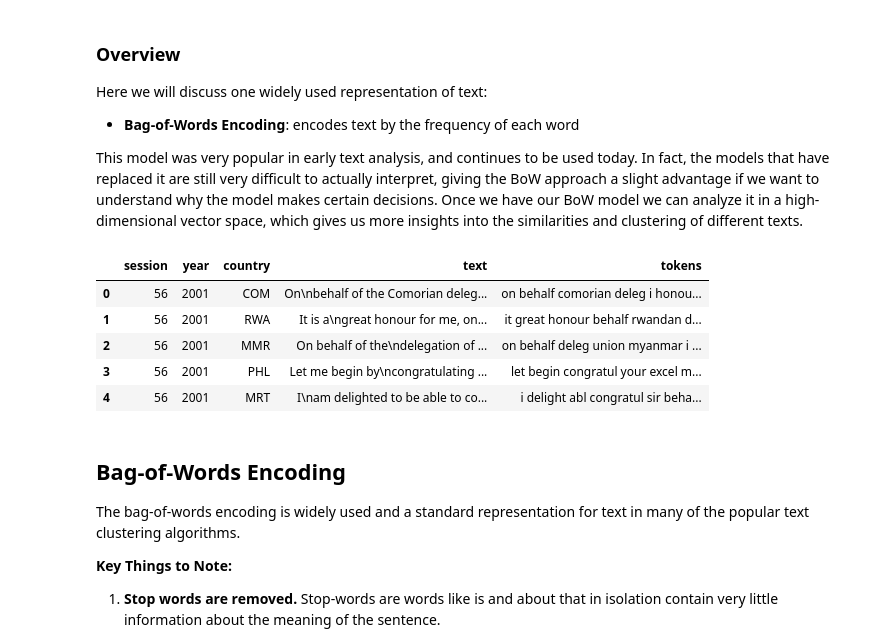
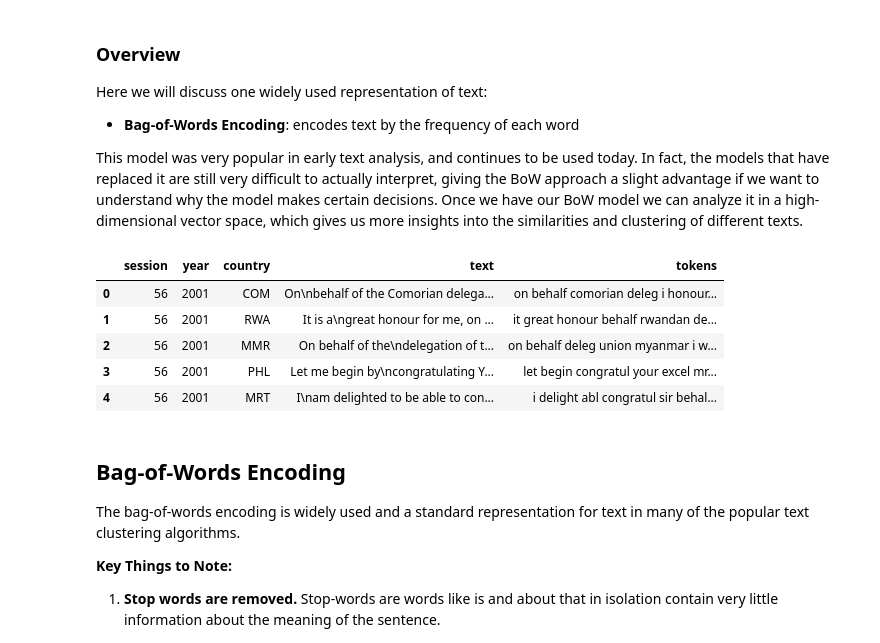
Before and after one commit to ds-modules/Legalst-123, a Jupyter notebook: labs/16_Intro to Text Analysis/3-6 Intro to Text Analysis.ipynb, the cells around one changed output. Saved outputs shown, nothing was run; the diff lists cells and outputs as text; code cells hidden in the pictures.

Commit message:
[Lab 16] Use encoding utf-8-sig to get rid of Byte Order Mark (\ufeff) in output

```diff
--- a/labs/16_Intro to Text Analysis/3-6 Intro to Text Analysis.ipynb
+++ b/labs/16_Intro to Text Analysis/3-6 Intro to Text Analysis.ipynb
@@ -17,15 +17,15 @@ Here we will discuss one widely used representation of text:
 This model was very popular in early text analysis, and continues to be used today. In fact, the models that have replaced it are still very difficult to actually interpret, giving the BoW approach a slight advantage if we want to understand why the model makes certain decisions. Once we have our BoW model we can analyze it in a high-dimensional vector space, which gives us more insights into the similarities and clustering of different texts.
 # %%
 ## retrieve our data
-data = pd.read_csv('data/un-debates-2001-clean.csv', index_col=0).reset_index(drop=True)
+data = pd.read_csv('data/un-debates-2001-clean.csv', encoding='utf-8-sig', index_col=0).reset_index(drop=True)
 data.head(5)
 # %% [output]
 |  | session | year | country | text | tokens |
-| 0 | 56 | 2001 | COM | ﻿On\nbehalf of the Comorian deleg... | ﻿on behalf comorian deleg i honou... |
-| 1 | 56 | 2001 | RWA | ﻿It is a\ngreat honour for me, on... | ﻿it great honour behalf rwandan d... |
-| 2 | 56 | 2001 | MMR | ﻿On behalf of the\ndelegation of ... | ﻿on behalf deleg union myanmar i ... |
-| 3 | 56 | 2001 | PHL | ﻿Let me begin by\ncongratulating ... | ﻿let begin congratul your excel m... |
-| 4 | 56 | 2001 | MRT | ﻿I\nam delighted to be able to co... | ﻿i delight abl congratul sir beha... |
+| 0 | 56 | 2001 | COM | On\nbehalf of the Comorian delega... | on behalf comorian deleg i honour... |
+| 1 | 56 | 2001 | RWA | It is a\ngreat honour for me, on ... | it great honour behalf rwandan de... |
+| 2 | 56 | 2001 | MMR | On behalf of the\ndelegation of t... | on behalf deleg union myanmar i w... |
+| 3 | 56 | 2001 | PHL | Let me begin by\ncongratulating Y... | let begin congratul your excel mr... |
+| 4 | 56 | 2001 | MRT | I\nam delighted to be able to con... | i delight abl congratul sir behal... |
 # %%
 ## let's store our text and our tokens into a list
 text_list = data['text']
```
Also changed, not shown: parts of 2 cells of this notebook, 1 other file.
